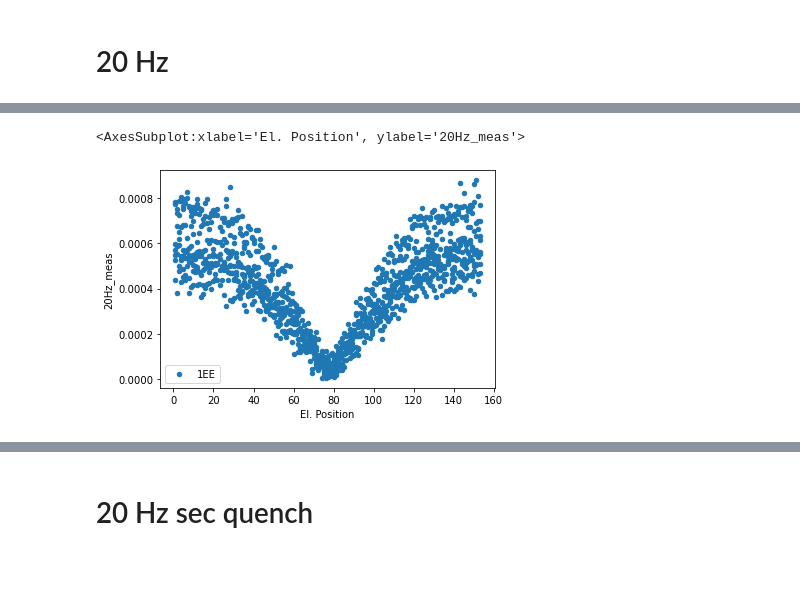
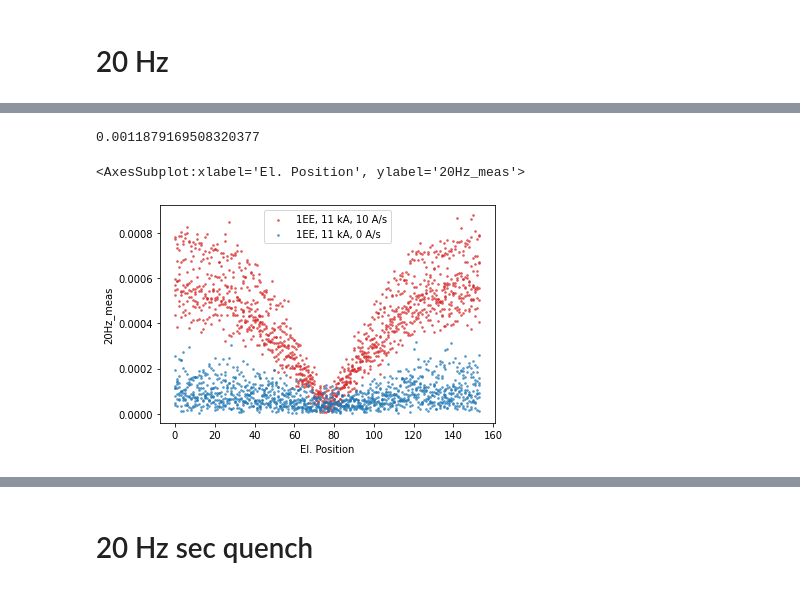
Before and after one commit to cobermai/lhc_anomaly_detection, a Jupyter notebook: notebooks/RB_FPA_FFT_NMF_component_correlation_V2.ipynb, the cells around one changed output, grey strips where cells are left out. Drawn from its saved outputs; the diff is of its cells as text; code cells hidden in the pictures.

```diff
--- a/notebooks/RB_FPA_FFT_NMF_component_correlation_V2.ipynb
+++ b/notebooks/RB_FPA_FFT_NMF_component_correlation_V2.ipynb
@@ -6,3 +3,12 @@ sys.path.insert(0,'..')
+# %%
+import sys
+sys.path.insert(0,'..')
+
+from IPython.display import display, HTML
+display(HTML("<style>.container { width:100% !important; }</style>"))
+
+import matplotlib as mpl
+mpl.rcParams.update(mpl.rcParamsDefault)
 # %%
 import warnings
 from pathlib import Path
@@ -90,14 +167,20 @@ len(fpa_identifiers_fitted), len(fpa_identifiers)
 # %%
 df = pd.read_csv('../data/correlation_tables/correlation_table.csv', index_col="Unnamed: 0")
 # %%
-df["El. Dist. to Quench Main"] = df["El. Dist. to Quench Main"] - 78
-df["El. Dist. to Quench Mirror"] = df["El. Dist. to Quench Mirror"] - 77
+df["El. Dist. to Quench Main"] = df["El. Dist. to Quench Main"] - 77
+df["El. Dist. to Quench Mirror"] = df["El. Dist. to Quench Mirror"] - 76
 df['Phys. Dist. to Quench'] = df['Phys. Dist. to Quench'] - 154
 
 fpa_snapshots = snapshot_context_df.fpa_identifier.values
 df.loc[df.fpa_identifier.isin(fpa_snapshots), "is_snapshot"] = 1
 df.loc[~df.fpa_identifier.isin(fpa_snapshots), "is_snapshot"] = 0
 
+fpa_sec_1EE = mp3_fpa_df[(mp3_fpa_df['Delta_t(iQPS-PIC)'] / 1000 > 0.2) & (mp3_fpa_df['Delta_t(iQPS-PIC)'] / 1000 < 0.5)].drop_duplicates(subset=['fpa_identifier']).fpa_identifier #0.5
+# sum(df_to_corr.fpa_identifier.isin(fpa_sec_1EE)), sum(~df_to_corr.fpa_identifier.isin(fpa_sec_1EE))
+df.loc[df.fpa_identifier.isin(fpa_sec_1EE), "D_open_1EE"] = 1
+df.loc[~df.fpa_identifier.isin(fpa_sec_1EE), "D_open_1EE"] = 0
+
+
 df['dAC_abs'] = df['dAC'].apply(lambda x: np.abs(x))
 
 my_columns = df_comp.drop(columns =['fpa_identifier','1EE']).columns
@@ -110,0 +187,6 @@ my_columns = df_comp.drop(columns =['fpa_identifier','1EE']).columns
+# %%
+df_subset = df.groupby("fpa_identifier")[["3Hz_meas_log", "6Hz_meas_log"]].max()
+
+fpa_EMP = df_subset[(df_subset['3Hz_meas_log'] > -1.2) & (df_subset['6Hz_meas_log'] > -1.4)].index
+df.loc[df.fpa_identifier.isin(fpa_EMP), "is_EMP"] = 1
+df.loc[~df.fpa_identifier.isin(fpa_EMP), "is_EMP"] = 0
@@ -198,12 +426,10 @@ plt.legend()
 # %% [markdown]
 # 20 Hz
 # %%
-bool_basis =(snapshot_context_df.dI_dt_from_data > 2) & (snapshot_context_df.I_Q_M > 10500)
+bool_basis = (snapshot_context_df.I_Q_M > 10500)
 
-fpa_basis = snapshot_context_df[bool_basis].fpa_identifier.values
+fpa_basis = snapshot_context_df.fpa_identifier.values
 print(len(fpa_basis))
 
-df_to_corr = df[df.fpa_identifier.isin(fpa_basis) & (df["no_sec_q"] == 1)] #  & (df["El. Position"] < 117)
-#df_corr = df_to_corr.corr(method="spearman") #method="spearman"
-#print(len(df_to_corr))
+df_to_corr = df[df.fpa_identifier.isin(fpa_basis) & (df["no_sec_q"] == 1)]
 # %% [output]
@@ -216,5 +437,11 @@ df_to_corr[(df["2EE"] == 1)].plot.scatter(x="El. Position", y="20Hz_meas", label
+# %%
+df_to_corr[(df_to_corr.dI_dt_from_data > 2) & (df_to_corr.I_Q_M > 10500)].groupby("fpa_identifier")["20Hz_meas"].max().mean()
+# %% [output]
+0.0011879169508320377
 # %%
-df_to_corr[(df["1EE"] == 1)].plot.scatter(x="El. Position", y="20Hz_meas", label="1EE")
+fig, ax = plt.subplots()
+df_to_corr[(df_to_corr["1EE"] == 1) & (df_to_corr.dI_dt_from_data > 2) & (df_to_corr.I_Q_M > 10500)].plot.scatter(ax=ax, x="El. Position", y="20Hz_meas", label="1EE, 11 kA, 10 A/s", s=3, c=default_colors[3], alpha=0.6)
+df_to_corr[(df_to_corr["1EE"] == 1) & (df_to_corr.dI_dt_from_data < 2)& (df_to_corr.I_Q_M > 10500)].plot.scatter(ax=ax, x="El. Position", y="20Hz_meas", label="1EE, 11 kA, 0 A/s", s=3, c=default_colors[10], alpha=0.6)
 # %% [output]
 <AxesSubplot:xlabel='El. Position', ylabel='20Hz_meas'>
-[figure, old version]
+[figure, new version]
```
Also changed, not shown: parts of 63 cells of this notebook, 15 other files.
